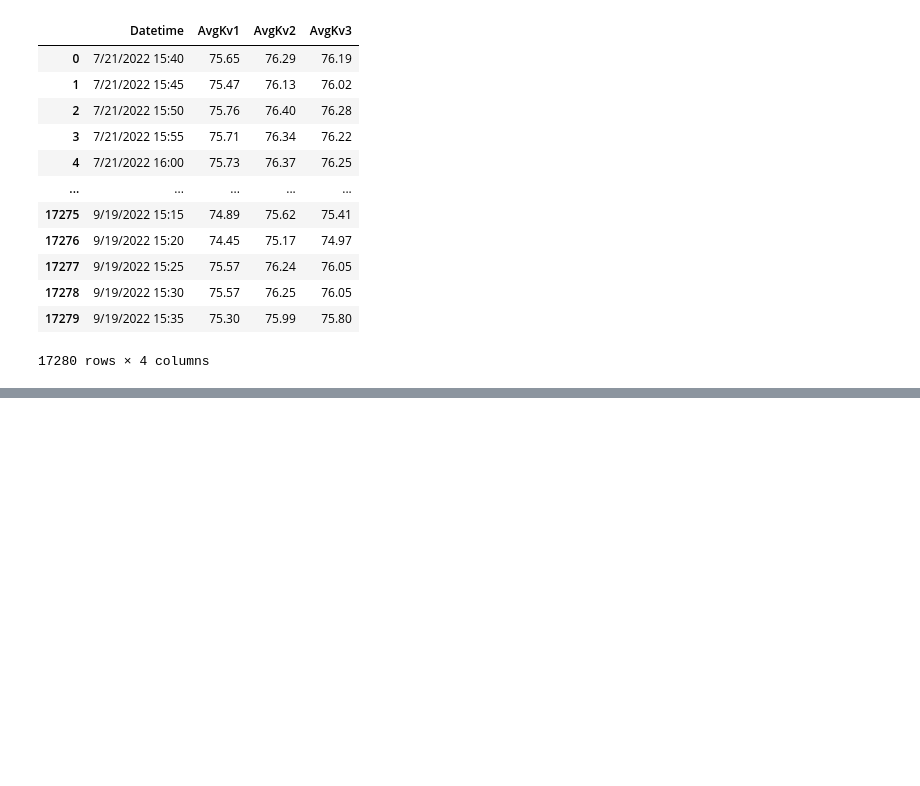
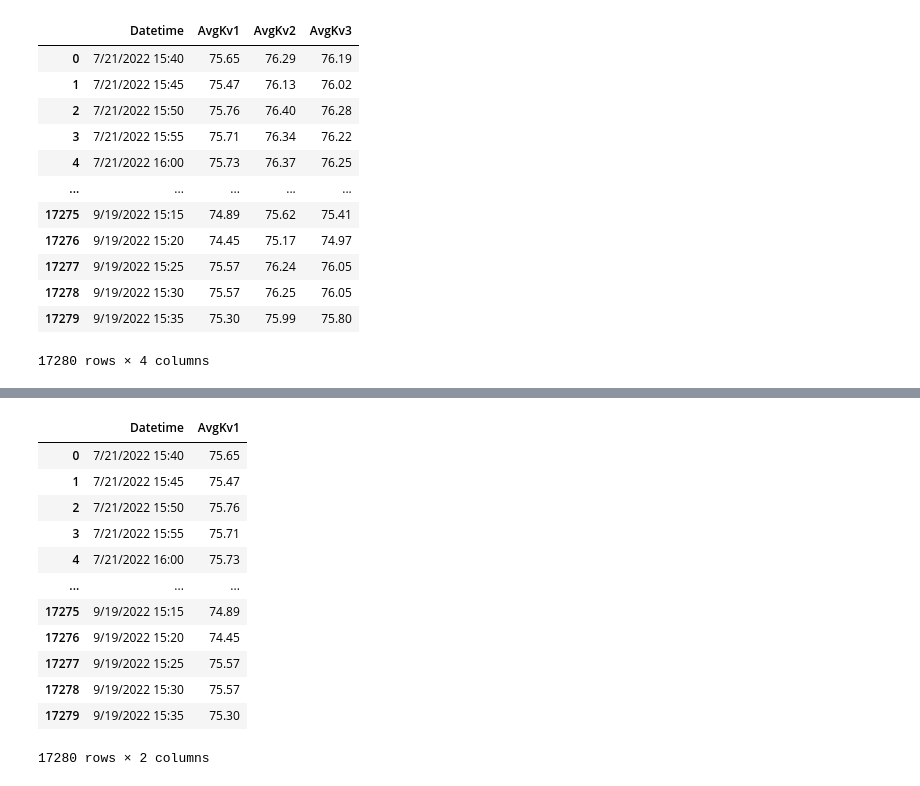
Before and after one commit to Winfry/PowerPredictionKe, a Jupyter notebook: KilifiPower.ipynb, the cells around one changed output, grey strips where cells are left out. Drawn from its saved outputs; the diff is of its cells as text; code cells hidden in the pictures; blank space fills up the shorter version.

```diff
--- a/KilifiPower.ipynb
+++ b/KilifiPower.ipynb
@@ -36,0 +65,16 @@ df_kilifi
+# %%
+df_kilifi
+# %% [output]
+|  | Datetime | AvgKv1 |
+| 0 | 7/21/2022 15:40 | 75.65 |
+| 1 | 7/21/2022 15:45 | 75.47 |
+| 2 | 7/21/2022 15:50 | 75.76 |
+| 3 | 7/21/2022 15:55 | 75.71 |
+| 4 | 7/21/2022 16:00 | 75.73 |
+| ... | ... | ... |
+| 17275 | 9/19/2022 15:15 | 74.89 |
+| 17276 | 9/19/2022 15:20 | 74.45 |
+| 17277 | 9/19/2022 15:25 | 75.57 |
+| 17278 | 9/19/2022 15:30 | 75.57 |
+| 17279 | 9/19/2022 15:35 | 75.30 |
+17280 rows × 2 columns
```
Also changed, not shown: parts of 3 cells of this notebook, 1 other file.
